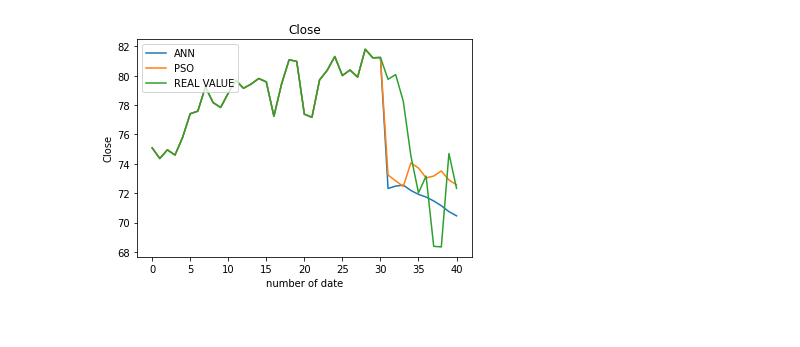
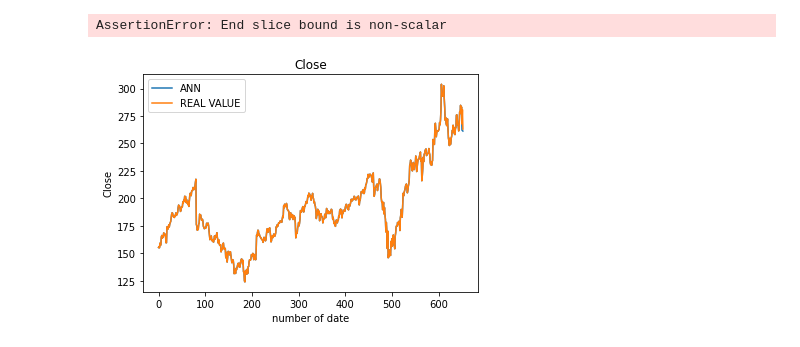
Before and after one commit to orbitalno11/predict-price-pso, a Jupyter notebook: main.ipynb, the cells around one changed output. Drawn from its saved outputs; the diff is of its cells as text; code cells hidden in the pictures.

```diff
--- a/main.ipynb
+++ b/main.ipynb
@@ -9,12 +9,15 @@ from preparation import Preparation
 from ANN import ANN
 # %%
 # initial value
-TRAIN_PATH = 'data/AAPL-2014-2018.csv'
-TEST_PATH = 'data/AAPL-30.csv'
+TRAIN_PATH = 'data/test_set/FB-18.csv'
+TEST_PATH = 'data/test_set/FB-20.csv'
 
-N_IN = 14  # number of date for training
-N_OUT = 10  # number of date for predict
+N_IN = 30  # number of date for training
+N_OUT = 3  # number of date for predict
 DIM = N_IN * 6  # dimension for baseline model
+
+EPOCH = 10
+BATCH = 10
 
 PARTICLE = 100  # number of PSO particle
 ITERATION = 10  # number of PSO iteration
@@ -23,7 +26,7 @@ C2 = 2
 W = 0.01
 # %%
 # setup baseline model
-ann = ANN(epochs=10, batch=10, n_in=N_IN, n_out=N_OUT)
+ann = ANN(epochs=EPOCH, batch=BATCH, n_in=N_IN, n_out=N_OUT)
 # %%
 # prepare train data
 read_data = pd.read_csv(TRAIN_PATH)
@@ -65,6 +75,4 @@ last_close = preparation_test.get_close()
 data_test = preparation_test.calculate_per_change()
 
 test_sample = ann.pre_process_data(data_test, data_test.columns)
-test_transform = sc.transform(test_sample)
-test_X, test_y = test_transform[:, :-N_OUT], test_transform[:, -N_OUT:]
-ann.set_test(test_X[0].reshape(1, DIM), test_y[0])
+test_transform = sc.transform(test_sample.iloc[-1:, :])
@@ -147,8 +152,12 @@ close_change_pso = preparation_test.get_close_all(pso_predict_changes, last_clos
 # %%
 # get close value
-test_close_columns = test_data['Close']
+test_close_columns = test_data.loc[-(N_IN + N_OUT): ['Close']]
+
+# %%
 close_change_columns_ann = close_change_ann['Close']
-close_change_columns_pso = close_change_pso['Close']
+# close_change_columns_pso = close_change_pso['Close']
+# %% [output]
+AssertionError: End slice bound is non-scalar
 # %%
 # create close price dataframe
 close_columns_frame_ann = [test_close_columns[:-N_OUT], close_change_columns_ann]
@@ -179,15 +188,15 @@ indicator_test_data = indicator_test.MACD()
 # %%
 # show close value
 plt.plot(indicator_data_ann_predict['Close'], label='ANN')
-plt.plot(indicator_data_pso_predict['Close'], label='PSO')
+# plt.plot(indicator_data_pso_predict['Close'], label='PSO')
 plt.plot(indicator_test_data['Close'], label='REAL VALUE')
 plt.title('Close')
 plt.ylabel('Close')
 plt.xlabel('number of date')
 plt.legend(loc='upper left')
 plt.show()
 # %% [output]
-[figure, old version]
+[figure, new version]
 # %%
 # show RSI 14
 plt.plot(indicator_data_ann_predict['rsi'], label='ANN')
```
Also changed, not shown: parts of 14 cells of this notebook, 3 other files.
